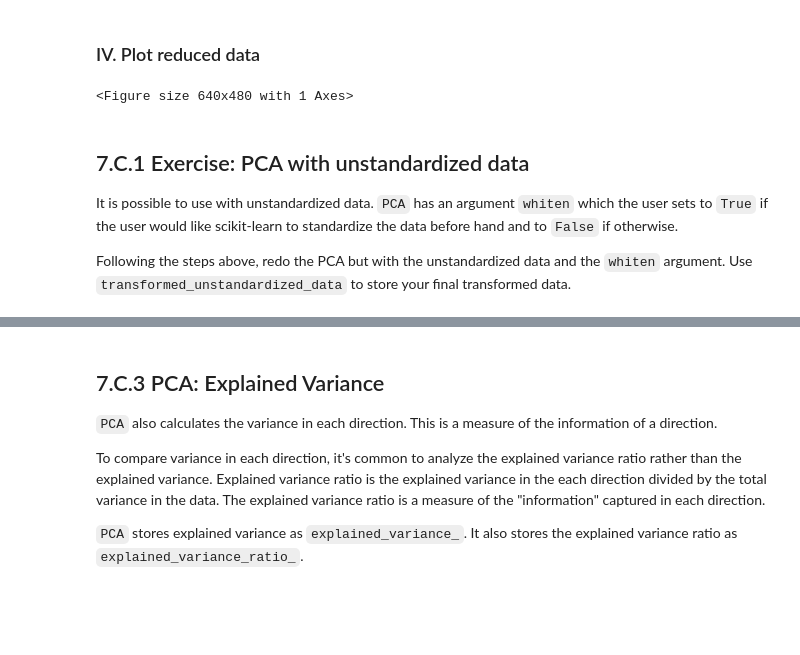
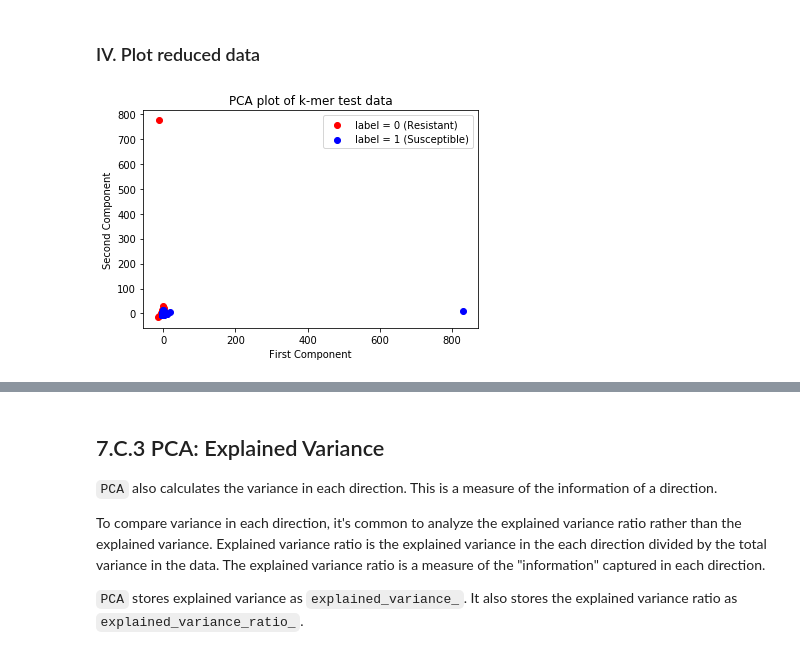
Before and after one commit to aarcher07/Predictive-Modeling-with-scikit-learn, a Jupyter notebook: 07_Unsupervised_Learning_PCA.ipynb, the cells around one changed output, grey strips where cells are left out. Drawn from its saved outputs; the diff is of its cells as text; code cells hidden in the pictures; blank space fills up the shorter version.

````diff
--- a/07_Unsupervised_Learning_PCA.ipynb
+++ b/07_Unsupervised_Learning_PCA.ipynb
@@ -35,8 +35,8 @@ Now, we load our dataset. Run the code below to load
 - and dataset, ```DNA_slices_all_df```, containing the genome of each bacteria
 # %%
 import pandas as pd
-antibiotic_resistance_all_labels = pd.read_csv('datasets/antibiotic_resistance_encoded_labels',
-                                               index_col=0)
+
+antibiotic_resistance_all_labels = pd.read_csv('datasets/antibiotic_resistance_encoded_labels',index_col=0)
 DNA_slices_all_df = pd.read_csv('datasets/DNA_slices_encoded_csv',index_col=0)
 # %%
 #create standardized data
@@ -128,41 +95,37 @@ PCA(copy=True, iterated_power='auto', n_components=2, random_state=None,
 # %% [markdown]
 ### III. Transform Data
 # %%
-transformed_data = pca.transform(standardized_DNA_data_df)
+transformed_data = pca.fit_transform(standardized_DNA_data_df)
 # %% [markdown]
 ###  IV. Plot reduced data
 # %%
 import matplotlib.pyplot as plt
 
 
 #plot suspectible strains
-
+plt.figure(figsize=(10,6))
+%matplotlib inline
 presence_0 = [element == 0 for element in antibiotic_resistance_all_labels.values.ravel()]
 
 plt.scatter(transformed_data[presence_0, 0],
             transformed_data[presence_0, 1],
             label='label = 0 (Resistant)',
             c='r')
 
 #plot resistant strains
 
 presence_1 = [element == 1 for element in antibiotic_resistance_all_labels.values.ravel()]
 
 plt.scatter(transformed_data[presence_1, 0],
             transformed_data[presence_1, 1],
             label='label = 1 (Susceptible)',
             c='b')
 
+
 plt.xlabel('First Component')
 plt.ylabel('Second Component')
 plt.title('PCA plot of k-mer test data')
 plt.legend()
 plt.show()
 # %% [output]
-<Figure size 640x480 with 1 Axes>
+[figure, added]
-# %% [markdown]
-## 7.C.1 Exercise: PCA with unstandardized data
-
-It is possible to use with unstandardized data. ```PCA``` has an argument ```whiten``` which the user sets to ```True``` if the user would like scikit-learn to standardize the data before hand and to ```False```  if otherwise.
-
-Following the steps above, redo the PCA but with the unstandardized data and the ```whiten``` argument. Use ```transformed_unstandardized_data``` to store your final transformed data.
````
Also changed, not shown: parts of 20 cells of this notebook, 35 other files.
